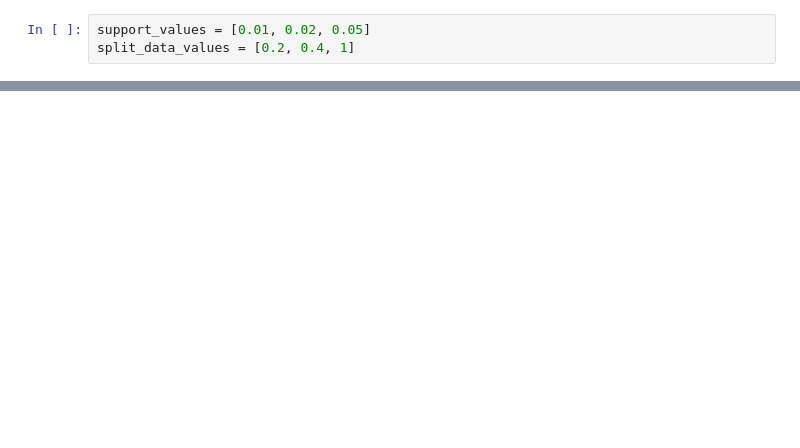
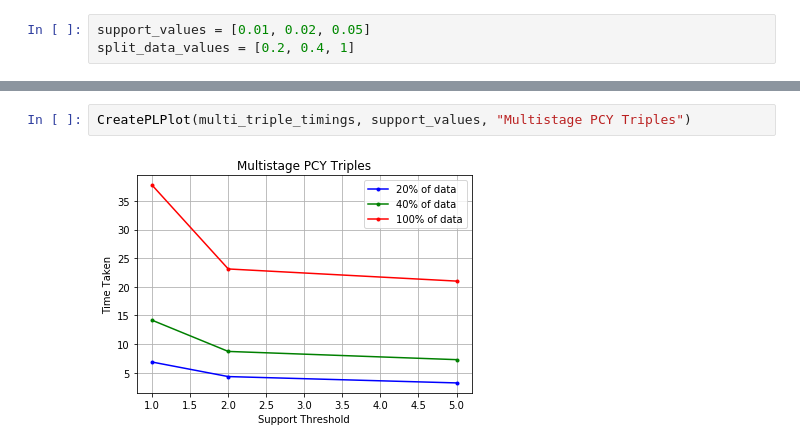
Before and after one commit to Squshy/Frequent-Pair-Data-Mining, a Jupyter notebook: multistage.ipynb, the cells around one changed output, grey strips where cells are left out. Drawn from its saved outputs; the diff is of its cells as text; blank space fills up the shorter version.

```diff
--- a/multistage.ipynb
+++ b/multistage.ipynb
@@ -77,0 +87,4 @@ Done running MultistagePCY triples on 100% of data
+# %%
+CreatePLPlot(multi_triple_timings, support_values, "Multistage PCY Triples")
+# %% [output]
+[figure, added]
```
Also changed, not shown: parts of 5 cells of this notebook, 24 other files.
